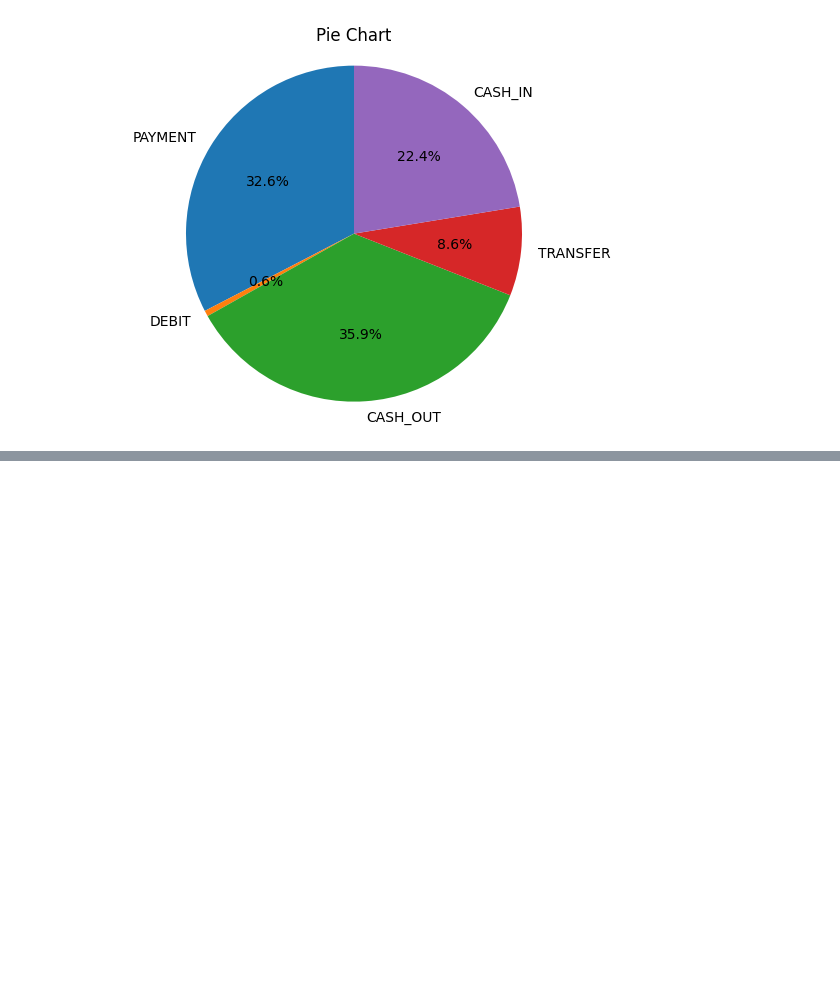
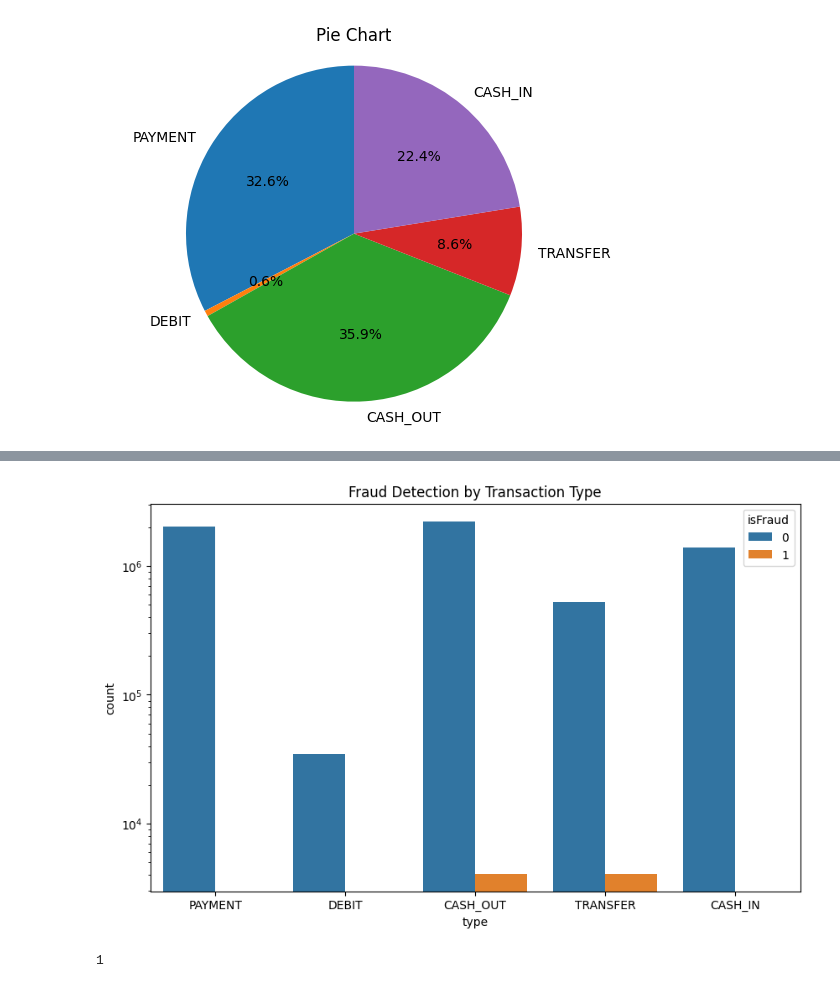
Before and after one commit to BhuvanRai/FinGuardAIPolarisTask1_Bhuvan_Rai_251CS221, a Jupyter notebook: notebookffb385d6e5.ipynb, the cells around one changed output, grey strips where cells are left out. Drawn from its saved outputs; the diff is of its cells as text; code cells hidden in the pictures; blank space fills up the shorter version.

```diff
--- a/notebookffb385d6e5.ipynb
+++ b/notebookffb385d6e5.ipynb
@@ -86,0 +103,11 @@ plt.show()
+# %%
+plt.figure(figsize=(10, 6))
+
+sns.countplot(x='type', hue='isFraud', data=transactions)
+plt.title('Fraud Detection by Transaction Type')
+plt.yscale('log') # Log scale helps visualize the small number of fraud cases
+plt.show()
+1
+# %% [output]
+[figure, added]
+1
```
Also changed, not shown: parts of 2 cells of this notebook.
